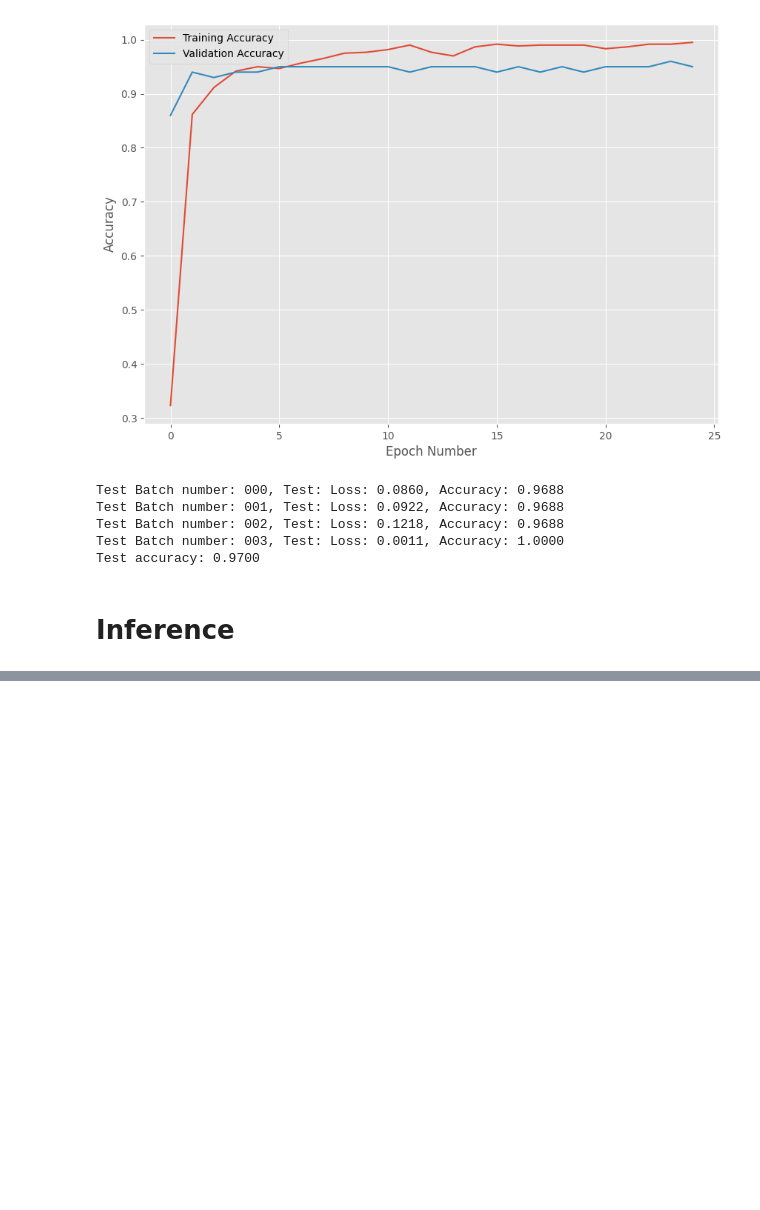
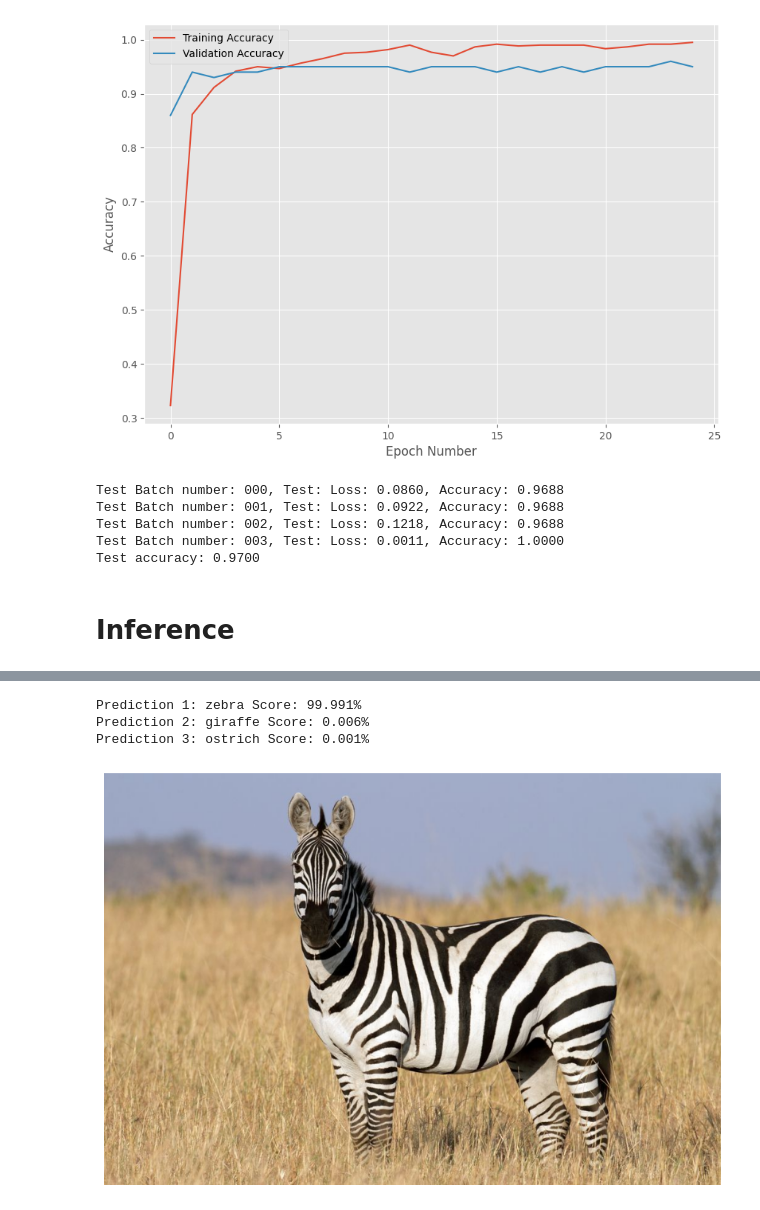
Before and after one commit to alifkurniawan/pytorch-explore, a Jupyter notebook: 06_Image_classification_using_transfer_learning.ipynb, the cells around one changed output, grey strips where cells are left out. Drawn from its saved outputs; the diff is of its cells as text; code cells hidden in the pictures; blank space fills up the shorter version.

```diff
--- a/06_Image_classification_using_transfer_learning.ipynb
+++ b/06_Image_classification_using_transfer_learning.ipynb
@@ -388,0 +388,7 @@ KeyError: np.float32(0.99990654)
+# %%
+predict(model, "Zebra.jpg")
+# %% [output]
+Prediction 1: zebra Score: 99.991%
+Prediction 2: giraffe Score: 0.006%
+Prediction 3: ostrich Score: 0.001%
+[figure, added]
```
Also changed, not shown: parts of 4 cells of this notebook.
